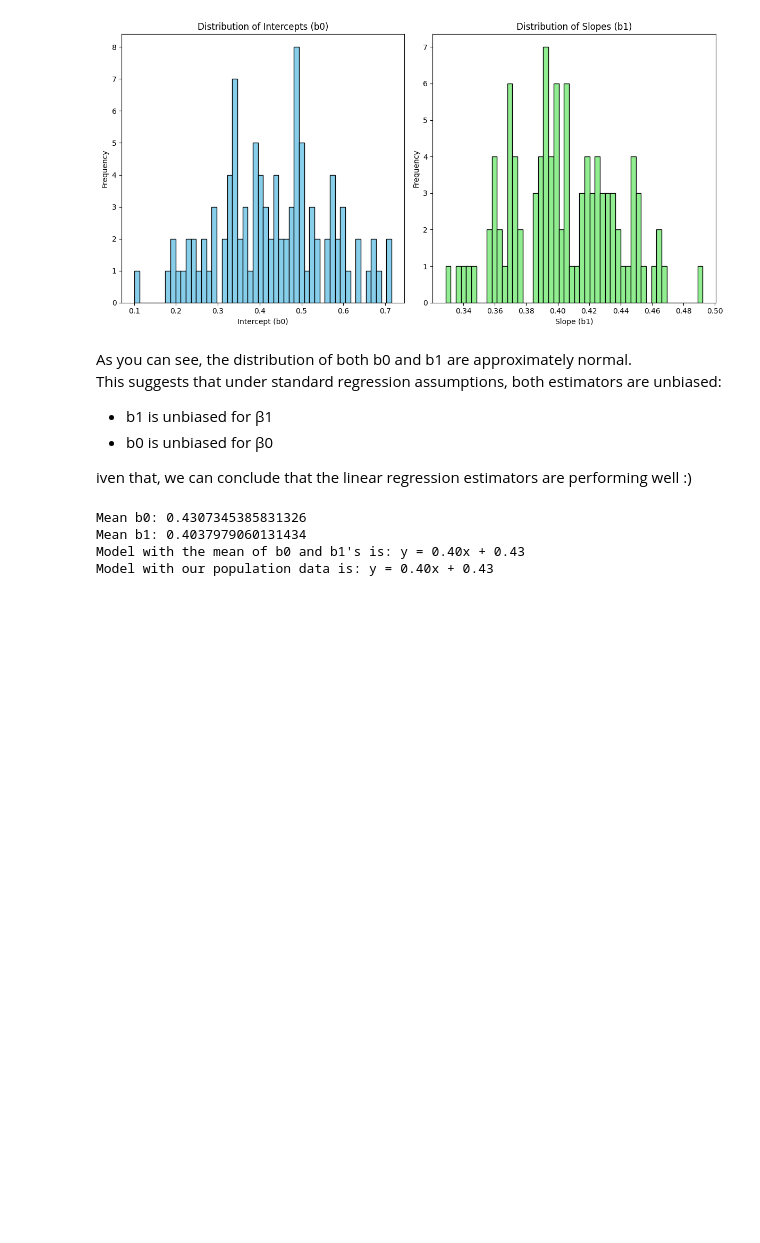
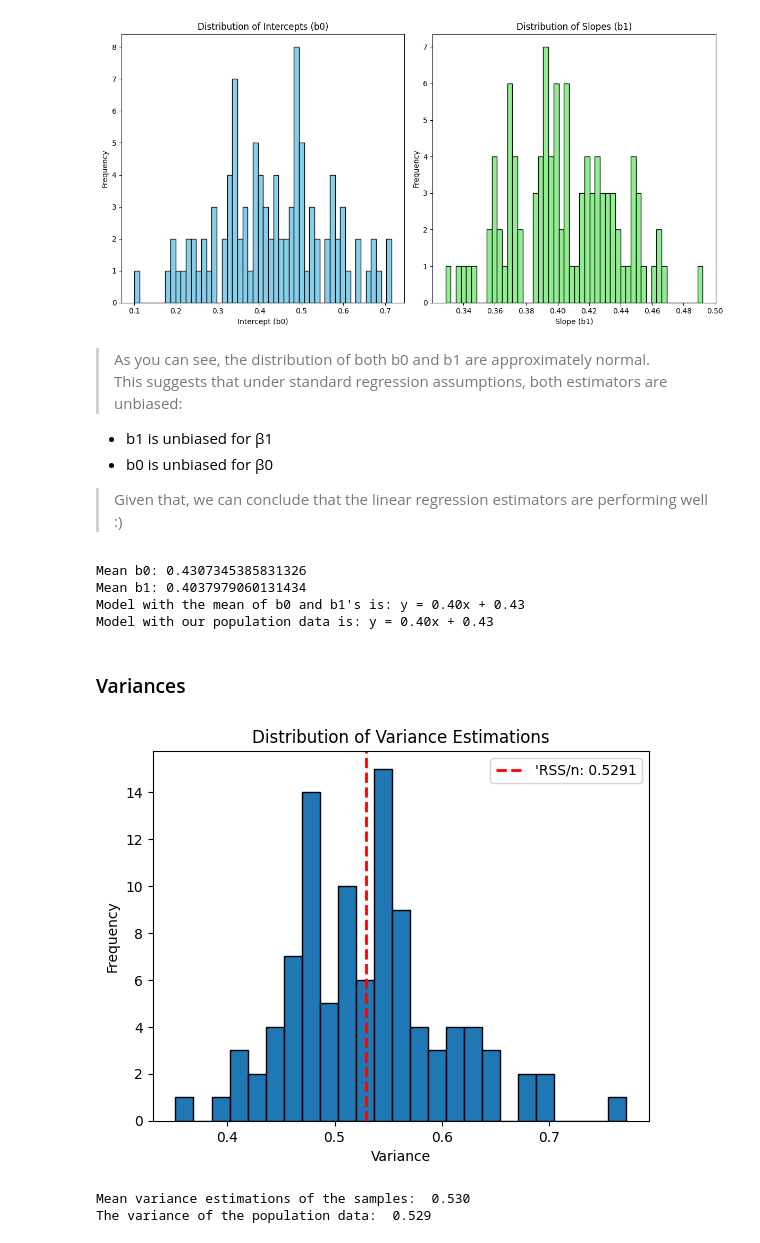
Before and after one commit to burakemretetik/regression, a Jupyter notebook: regression_2.ipynb, the cells around one changed output. Saved outputs shown, nothing was run; the diff lists cells and outputs as text; code cells hidden in the pictures; blank space fills up the shorter version.

Commit message:
Add distribution of variances

```diff
--- a/regression_2.ipynb
+++ b/regression_2.ipynb
@@ -300,7 +352,7 @@ First chunk:
 3         1.4904        2.750
 4         1.6602        0.612
 # %%
-b0, b1 = linear_regression(chunks[0]['Median Income'], chunks[0]['House Value'])
+b0, b1, pred, resi, metri = linear_regression(chunks[0]['Median Income'], chunks[0]['House Value'])
 # %%
 # Scatter plot of the data
 plt.figure(figsize=(8, 6))
@@ -333,7 +385,7 @@ for i in range(min(9, len(chunks))):  # Make sure we don't exceed the number of
     y = chunk['House Value'].values
 
     # Calculate the slope and intercept for the current chunk
-    b0, b1 = linear_regression(X, y)
+    b0, b1, pred, resi, metri = linear_regression(X, y)
 
     # Scatter plot of the data
     axes[i].scatter(X, y, alpha=0.5, s = 10 ,label="Data points")
@@ -357,7 +409,7 @@ for i in range(min(9, len(chunks))):
     chunk = chunks[i]
     X = chunk['Median Income'].values
     y = chunk['House Value'].values
-    b0, b1 = linear_regression(X, y)
+    b0, b1, pred, resi, metri = linear_regression(X, y)
     print(f"Sample {i+1}: y ={b1: .2f}x +{b0: .2f}")
 # %% [output]
 Sample 1: y = 0.39x + 0.59
@@ -375,17 +429,21 @@ Sample 9: y = 0.41x + 0.44
 # Lists to store b0 and b1 values for each chunk
 b0_values = []
 b1_values = []
+vaiances = []
+metris = []
 
 # Loop through the chunks and calculate b0 and b1 for each
 for chunk in chunks:
     X = chunk['Median Income'].values
     y = chunk['House Value'].values
 
-    b0, b1 = linear_regression(X, y)
+    b0, b1, pred, resi, metri = linear_regression(X, y)
 
     # Store the values
     b0_values.append(b0)
     b1_values.append(b1)
+    vaiances.append(metri['Variance_Estimation'])
+    metris.append(metri)
 # %%
 # Plot the distribution of b0 and b1 values
 plt.figure(figsize=(12, 6))
@@ -410,13 +468,13 @@ plt.show()
 # %% [output]
 [figure]
 # %% [markdown]
-As you can see, the distribution of both b0 and b1 are approximately normal.\
+> As you can see, the distribution of both b0 and b1 are approximately normal.\
 This suggests that under standard regression assumptions, both estimators are unbiased:
 
 - b1 is unbiased for β1
 - b0 is unbiased for β0
 
-iven that, we can conclude that the linear regression estimators are performing well :)
+> Given that, we can conclude that the linear regression estimators are performing well :)
 # %%
 b0_bar = np.mean(b0_values)
 b1_bar = np.mean(b1_values)
@@ -431,3 +489,32 @@ Mean b0: 0.4307345385831326
 Mean b1: 0.4037979060131434
 Model with the mean of b0 and b1's is: y = 0.40x + 0.43
 Model with our population data is: y = 0.40x + 0.43
+# %% [markdown]
+### Variances
+# %%
+variances = np.array(vaiances)
+
+# Plot the histogram
+plt.hist(variances, bins=25, edgecolor='black')
+plt.xlabel('Variance')
+plt.ylabel('Frequency')
+plt.title('Distribution of Variance Estimations')
+
+# Plot a red vertical line at the actual variance
+plt.axvline(metrics['RSS/n'], color='red', linestyle='dashed', linewidth=2, label=f"'RSS/n: {metrics['RSS/n']:.4f}")
+
+# Add a legend to the plot
+plt.legend()
+
+# Show the plot
+plt.show()
+# %% [output]
+[figure, added]
+# %%
+variances_bar = np.mean(variances)
+
+print(f"Mean variance estimations of the samples: {variances_bar: .3f}")
+print(f"The variance of the population data: {metrics['RSS/n']: .3f}")
+# %% [output]
+Mean variance estimations of the samples:  0.530
+The variance of the population data:  0.529
```
Also changed, not shown: parts of 10 cells of this notebook.
